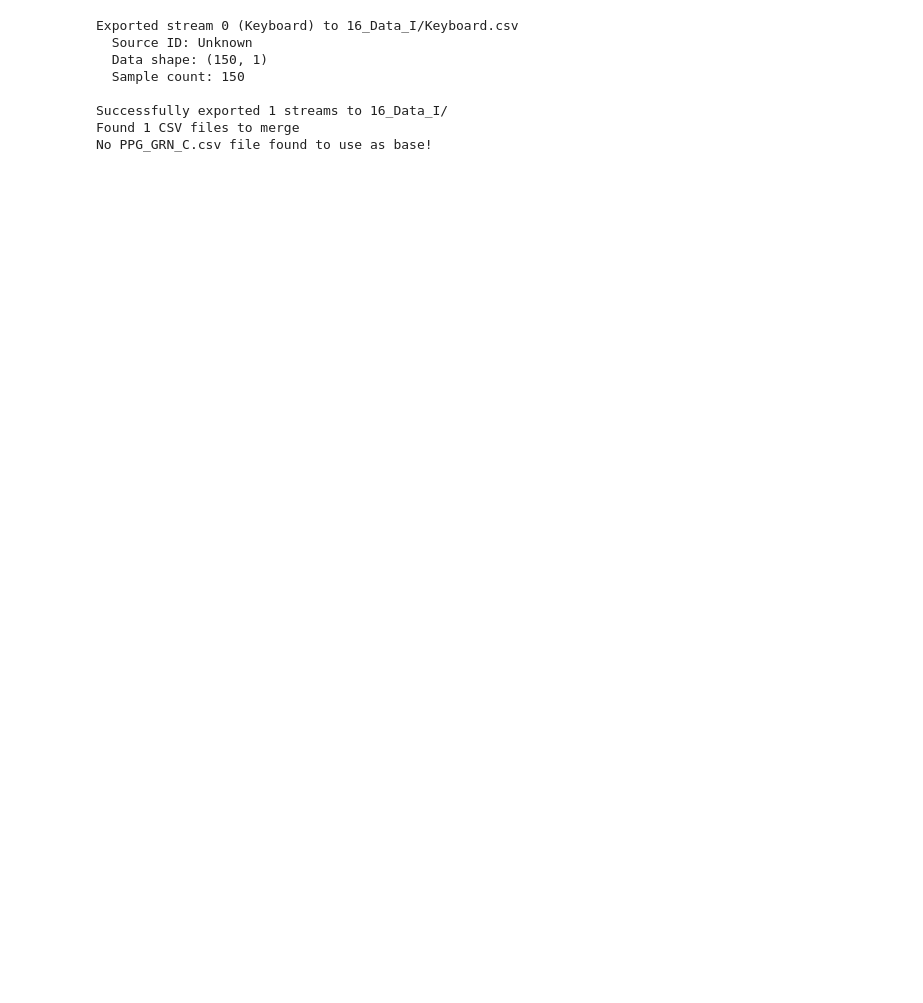
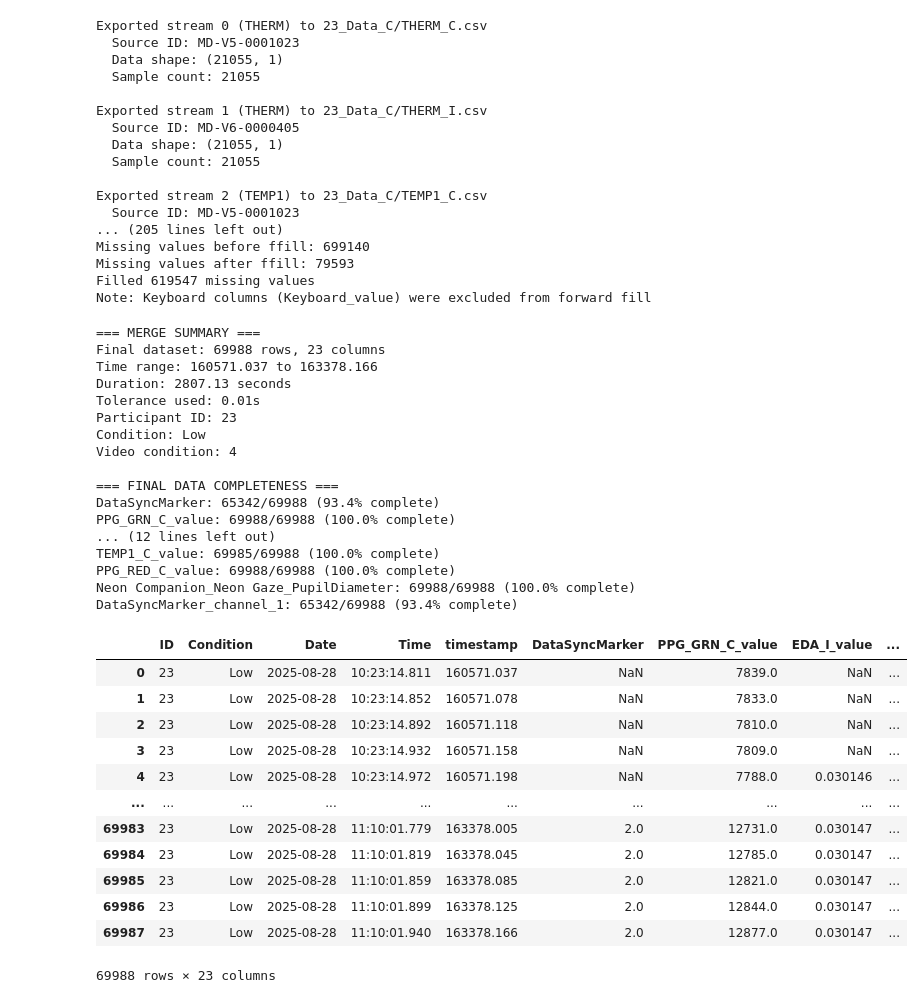
Before and after one commit to GT-HI-lab/GTRI_MHMUAV, a Jupyter notebook: XDF Analyzer.ipynb, the cells around one changed output. Drawn from its saved outputs; the diff is of its cells as text; code cells hidden in the pictures; blank space fills up the shorter version.

```diff
--- a/XDF Analyzer.ipynb
+++ b/XDF Analyzer.ipynb
@@ -535,5 +634,5 @@ def _label_video_condition(binary_sequence, video_condition):
     return pd.Series(labels, index=binary_sequence.index)
 # %%
 # Load the XDF file
-file_path = "/Users/debbiehsu/Downloads/16_I.xdf"  # Replace with your actual file path
+file_path = "/Users/debbiehsu/Downloads/23_C.xdf"  # Replace with your actual file path
 streams, header = pyxdf.load_xdf(file_path)
@@ -554,21 +667,62 @@ Sampling Rate: 0.000000000000000 Hz
 # %%
 # Export all streams to CSV files
-exported_files = export_streams_to_csv(streams, output_dir="16_Data_I")
+exported_files = export_streams_to_csv(streams, output_dir="23_Data_C")
+
+# Merge CSV files with participant data
 merge_csv_files(
-    input_dir="16_Data_I",
-    output_path="merged_data_16_I.csv",
+    input_dir="23_Data_C",
+    output_path="merged_data_23_C.csv",
     use_ffill=True,
-    tolerance=0.02,
-    participant_id=16,
-    condition="High",
-    video_condition=1
+    tolerance=0.01,  # 10ms tolerance for temporal alignment
+    participant_id=23,  # Set participant ID
+    condition="Low",       # Set condition (e.g., "High", "Low")
+    video_condition=4  # Set video condition (1-6)
 )
 # %% [output]
-Exported stream 0 (Keyboard) to 16_Data_I/Keyboard.csv
-  Source ID: Unknown
-  Data shape: (150, 1)
-  Sample count: 150
+Exported stream 0 (THERM) to 23_Data_C/THERM_C.csv
+  Source ID: MD-V5-0001023
+  Data shape: (21055, 1)
+  Sample count: 21055
 
-Successfully exported 1 streams to 16_Data_I/
-Found 1 CSV files to merge
-No PPG_GRN_C.csv file found to use as base!
+Exported stream 1 (THERM) to 23_Data_C/THERM_I.csv
+  Source ID: MD-V6-0000405
+  Data shape: (21055, 1)
+  Sample count: 21055
+
+Exported stream 2 (TEMP1) to 23_Data_C/TEMP1_C.csv
+  Source ID: MD-V5-0001023
+... (205 lines left out)
+Missing values before ffill: 699140
+Missing values after ffill: 79593
+Filled 619547 missing values
+Note: Keyboard columns (Keyboard_value) were excluded from forward fill
+=== MERGE SUMMARY ===
+Final dataset: 69988 rows, 23 columns
+Time range: 160571.037 to 163378.166
+Duration: 2807.13 seconds
+Tolerance used: 0.01s
+Participant ID: 23
+Condition: Low
+Video condition: 4
+
+=== FINAL DATA COMPLETENESS ===
+DataSyncMarker: 65342/69988 (93.4% complete)
+PPG_GRN_C_value: 69988/69988 (100.0% complete)
+... (12 lines left out)
+TEMP1_C_value: 69985/69988 (100.0% complete)
+PPG_RED_C_value: 69988/69988 (100.0% complete)
+Neon Companion_Neon Gaze_PupilDiameter: 69988/69988 (100.0% complete)
+DataSyncMarker_channel_1: 65342/69988 (93.4% complete)
+|  | ID | Condition | Date | Time | timestamp | DataSyncMarker | PPG_GRN_C_value | EDA_I_value | ... |
+| 0 | 23 | Low | 2025-08-28 | 10:23:14.811 | 160571.037 | NaN | 7839.0 | NaN | ... |
+| 1 | 23 | Low | 2025-08-28 | 10:23:14.852 | 160571.078 | NaN | 7833.0 | NaN | ... |
+| 2 | 23 | Low | 2025-08-28 | 10:23:14.892 | 160571.118 | NaN | 7810.0 | NaN | ... |
+| 3 | 23 | Low | 2025-08-28 | 10:23:14.932 | 160571.158 | NaN | 7809.0 | NaN | ... |
+| 4 | 23 | Low | 2025-08-28 | 10:23:14.972 | 160571.198 | NaN | 7788.0 | 0.030146 | ... |
+| ... | ... | ... | ... | ... | ... | ... | ... | ... | ... |
+| 69983 | 23 | Low | 2025-08-28 | 11:10:01.779 | 163378.005 | 2.0 | 12731.0 | 0.030147 | ... |
+| 69984 | 23 | Low | 2025-08-28 | 11:10:01.819 | 163378.045 | 2.0 | 12785.0 | 0.030147 | ... |
+| 69985 | 23 | Low | 2025-08-28 | 11:10:01.859 | 163378.085 | 2.0 | 12821.0 | 0.030147 | ... |
+| 69986 | 23 | Low | 2025-08-28 | 11:10:01.899 | 163378.125 | 2.0 | 12844.0 | 0.030147 | ... |
+| 69987 | 23 | Low | 2025-08-28 | 11:10:01.940 | 163378.166 | 2.0 | 12877.0 | 0.030147 | ... |
+69988 rows × 23 columns
```
Also changed, not shown: parts of 3 cells of this notebook.
